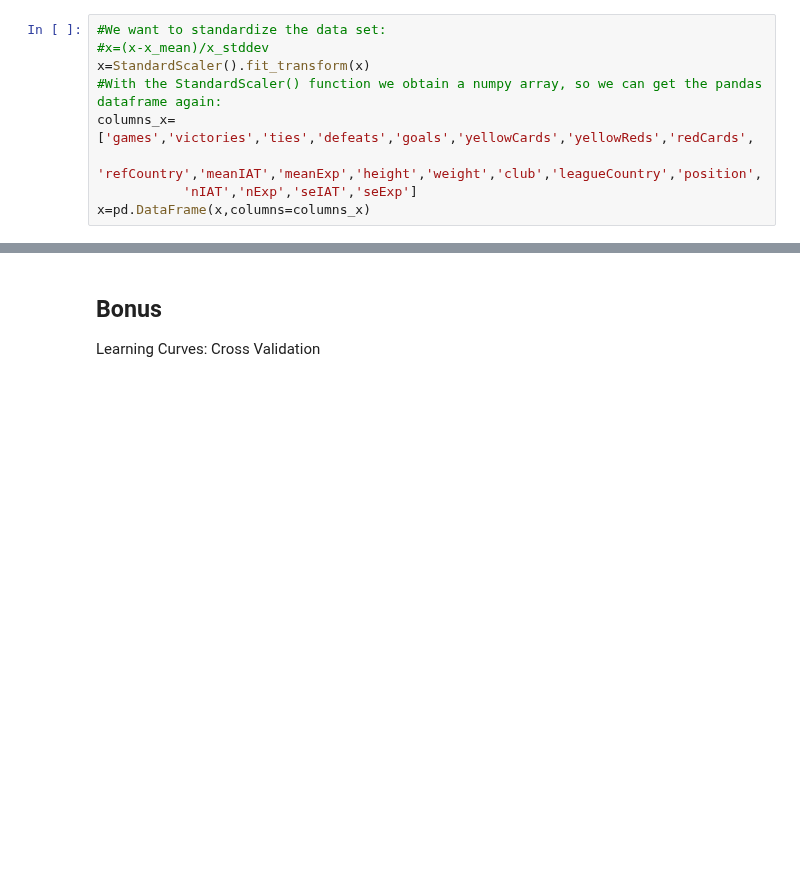
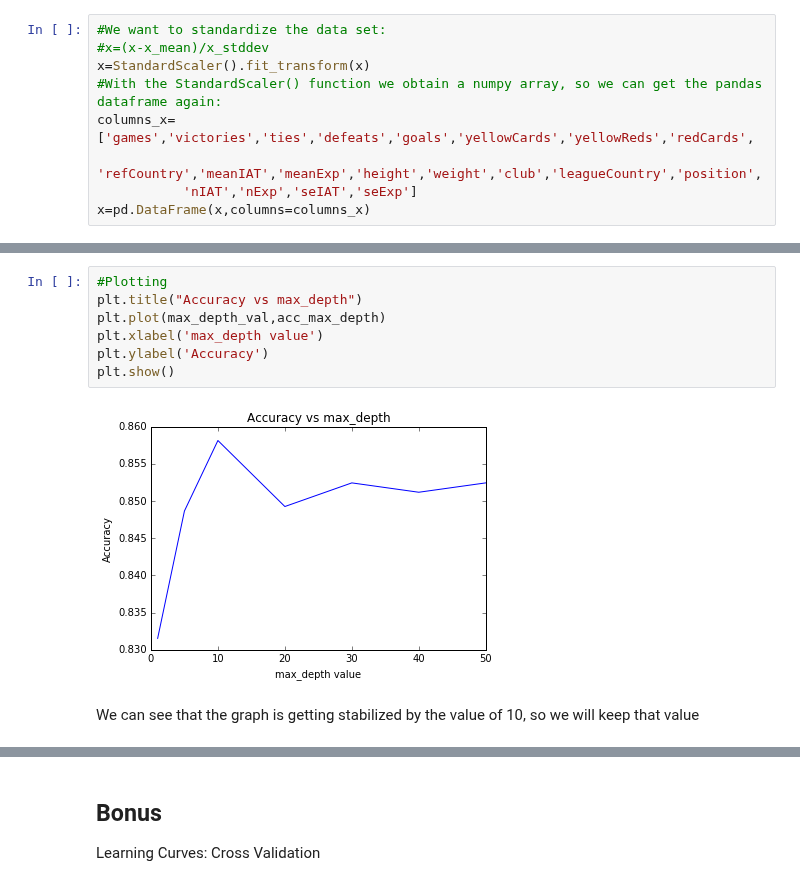
Before and after one commit to kirtanp/ADA-EPFL-2016, a Jupyter notebook: Lab4/soccer_race.ipynb, the cells around one changed output, grey strips where cells are left out. Saved outputs shown, nothing was run; the diff lists cells and outputs as text; blank space fills up the shorter version.

```diff
--- a/Lab4/soccer_race.ipynb
+++ b/Lab4/soccer_race.ipynb
@@ -300,0 +332,11 @@ x=pd.DataFrame(x,columns=columns_x)
+# %%
+#Plotting
+plt.title("Accuracy vs max_depth")
+plt.plot(max_depth_val,acc_max_depth)
+plt.xlabel('max_depth value')
+plt.ylabel('Accuracy')
+plt.show()
+# %% [output]
+[figure, added]
+# %% [markdown]
+We can see that the graph is getting stabilized by the value of 10, so we will keep that value
```
Also changed, not shown: parts of 26 cells of this notebook.
